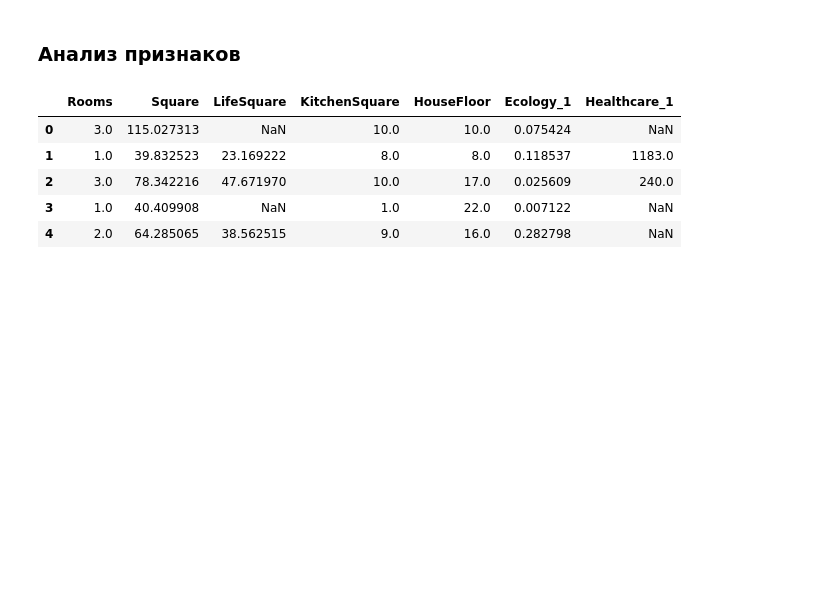
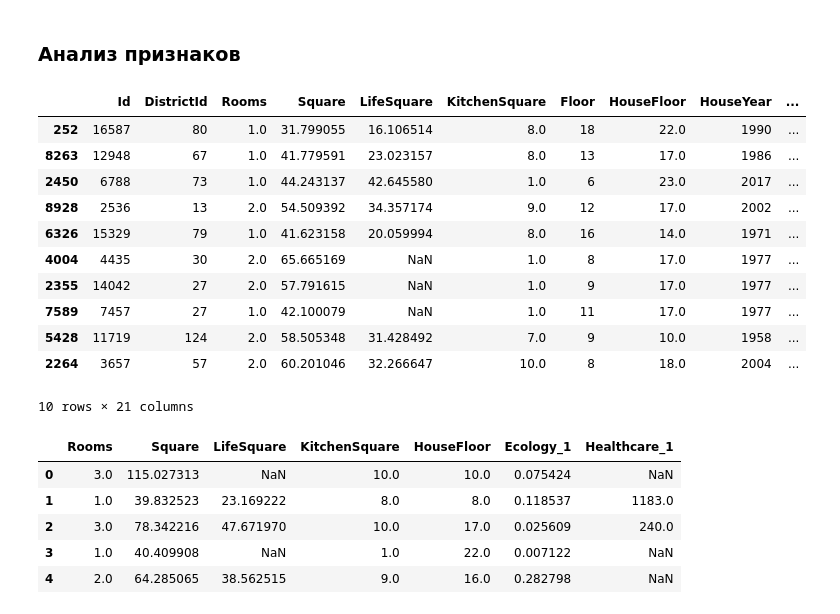
Before and after one commit to adurzin/data-science, a Jupyter notebook: course.ipynb, the cells around one changed output. Drawn from its saved outputs; the diff is of its cells as text; code cells hidden in the pictures; blank space fills up the shorter version.

```diff
--- a/course.ipynb
+++ b/course.ipynb
@@ -111,3 +128,6 @@ grid.fig.set_figheight(8)
 plt.show()
 # %% [output]
 [figure]
+# %%
+districts_healthcare = df.groupby(['DistrictId']).agg({'Healthcare_1':'median'}).to_dict()
+districts_healthcare
@@ -113,0 +152,8 @@ plt.show()
+# %%
+# Healthcare
+# Fillna with dictrict healthcare value. (If district has no healthcare value fill with medians)
+df.loc[df['Healthcare_1'].isna(), 'Healthcare_1'] = df['DistrictId'].map(districts_healthcare)
+# df['Healthcare_1'].fillna(medians.Healthcare_1, inplace=True)
+# # Clip on upper quantille
+q_max = np.quantile(df['Healthcare_1'], q=0.9)
+df['Healthcare_1'].clip(upper=q_max, axis=0, inplace=True)
@@ -116,3 +181,23 @@ plt.show()
+# %%
+scaler = RobustScaler()
+pca = PCA(n_components=1, random_state=42)
+social_scaled = pd.DataFrame(scaler.fit_transform(df[['Social_1', 'Social_2', 'Social_3']]))
+df['Social'] = pca.fit_transform(social_scaled)
+# %%
+df.sample(10)
+# %% [output]
+|  | Id | DistrictId | Rooms | Square | LifeSquare | KitchenSquare | Floor | HouseFloor | HouseYear | ... |
+| 252 | 16587 | 80 | 1.0 | 31.799055 | 16.106514 | 8.0 | 18 | 22.0 | 1990 | ... |
+| 8263 | 12948 | 67 | 1.0 | 41.779591 | 23.023157 | 8.0 | 13 | 17.0 | 1986 | ... |
+| 2450 | 6788 | 73 | 1.0 | 44.243137 | 42.645580 | 1.0 | 6 | 23.0 | 2017 | ... |
+| 8928 | 2536 | 13 | 2.0 | 54.509392 | 34.357174 | 9.0 | 12 | 17.0 | 2002 | ... |
+| 6326 | 15329 | 79 | 1.0 | 41.623158 | 20.059994 | 8.0 | 16 | 14.0 | 1971 | ... |
+| 4004 | 4435 | 30 | 2.0 | 65.665169 | NaN | 1.0 | 8 | 17.0 | 1977 | ... |
+| 2355 | 14042 | 27 | 2.0 | 57.791615 | NaN | 1.0 | 9 | 17.0 | 1977 | ... |
+| 7589 | 7457 | 27 | 1.0 | 42.100079 | NaN | 1.0 | 11 | 17.0 | 1977 | ... |
+| 5428 | 11719 | 124 | 2.0 | 58.505348 | 31.428492 | 7.0 | 9 | 10.0 | 1958 | ... |
+| 2264 | 3657 | 57 | 2.0 | 60.201046 | 32.266647 | 10.0 | 8 | 18.0 | 2004 | ... |
+10 rows × 21 columns
 # %%
 df_num_features = df.select_dtypes(include=['float64', 'float32', 'float16'])
 df_num_features.drop('Price', axis=1, inplace=True)
```
Also changed, not shown: parts of 6 cells of this notebook.
